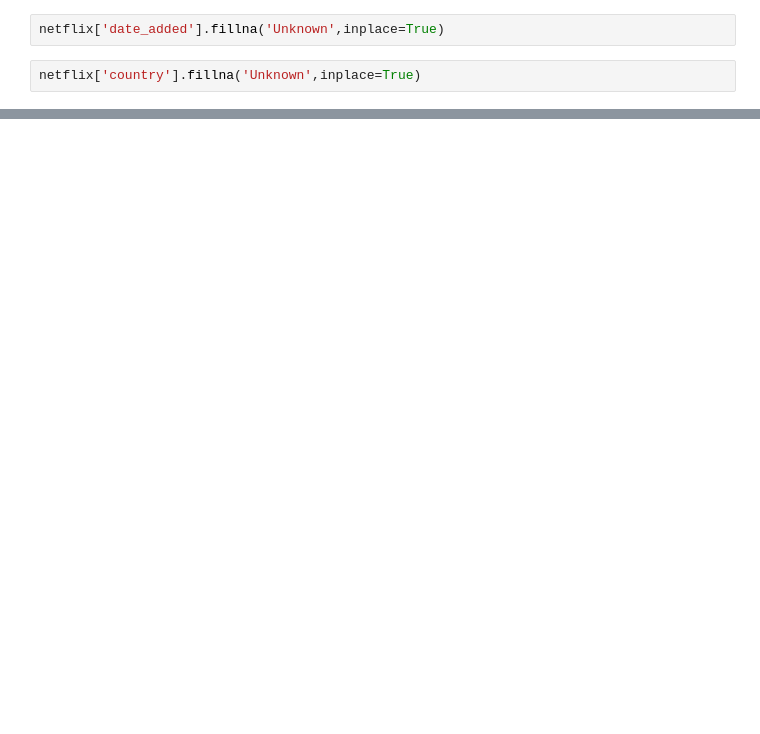
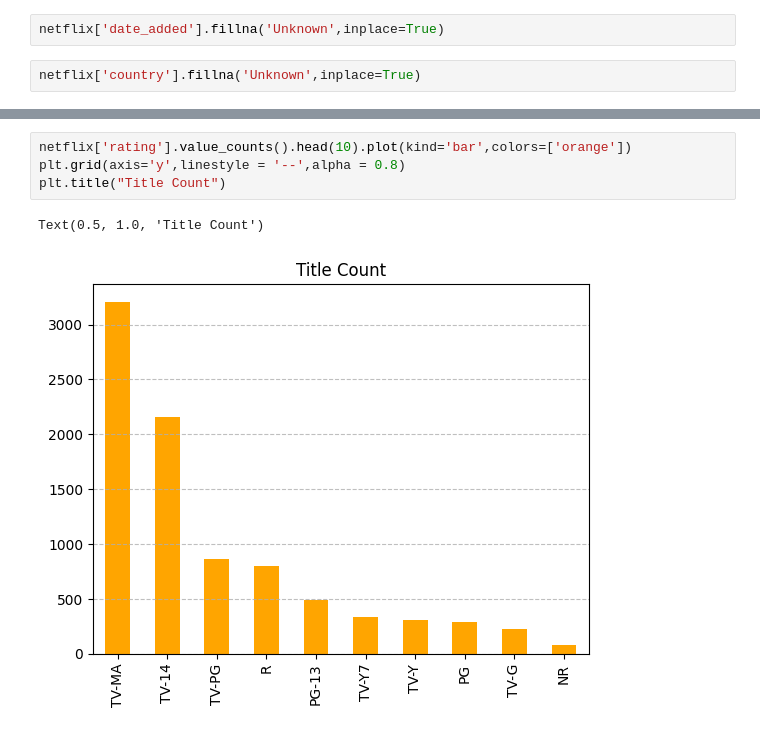
Before and after one commit to krishna0712/Data-Analysis, a Jupyter notebook: netflix-data-analysis/notebooks/netflix.ipynb, the cells around one changed output, grey strips where cells are left out. Cells and saved outputs as stored; diff of their text form; blank space fills up the shorter version.

```diff
--- a/netflix-data-analysis/notebooks/netflix.ipynb
+++ b/netflix-data-analysis/notebooks/netflix.ipynb
@@ -104,0 +172,7 @@ netflix['country'].fillna('Unknown',inplace=True)
+# %%
+netflix['rating'].value_counts().head(10).plot(kind='bar',colors=['orange'])
+plt.grid(axis='y',linestyle = '--',alpha = 0.8)
+plt.title("Title Count")
+# %% [output]
+Text(0.5, 1.0, 'Title Count')
+[figure, added]
```
Also changed, not shown: parts of 14 cells of this notebook, 1 other file.
